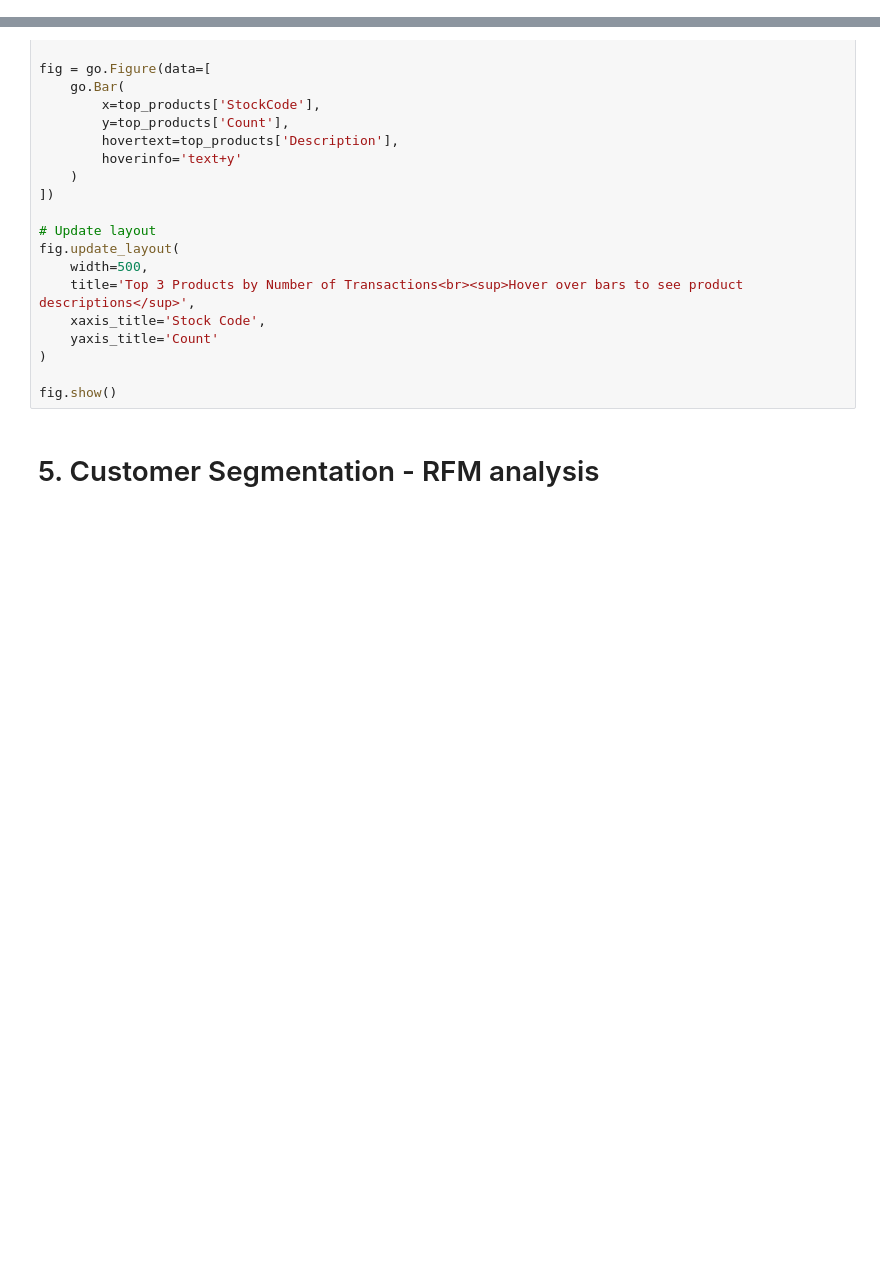
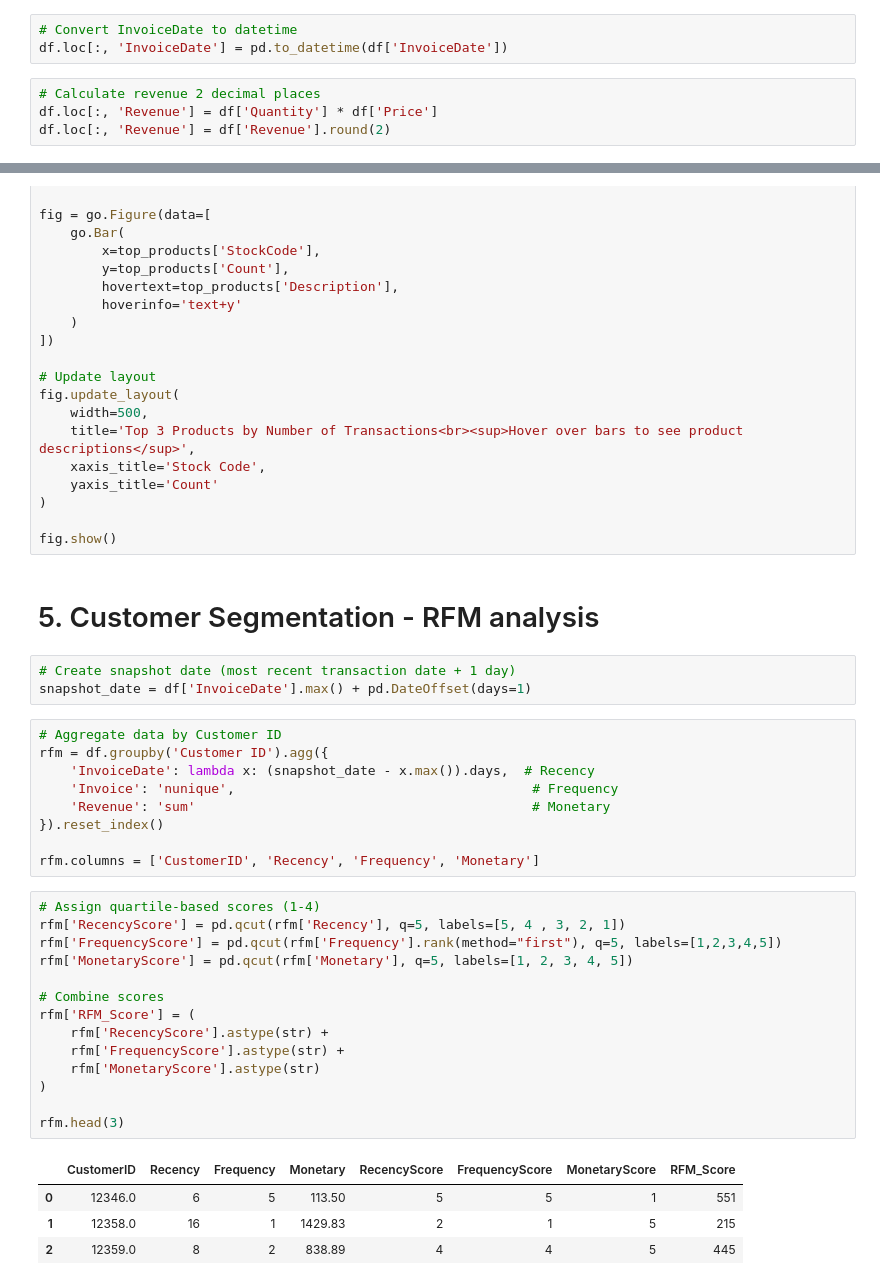
Before and after one commit to RubenJansen25/rfm-ecommerce, a Jupyter notebook: notebooks/001-RFM-Analysis.ipynb, the cells around one changed output, grey strips where cells are left out. Drawn from its saved outputs; the diff is of its cells as text; blank space fills up the shorter version.

```diff
--- a/notebooks/001-RFM-Analysis.ipynb
+++ b/notebooks/001-RFM-Analysis.ipynb
@@ -78,3 +79,10 @@ df = df[df["Price"] > 0]
 # %%
 # Change country EIRE to Ireland
 df.loc[df["Country"] == "EIRE", "Country"] = "Ireland"
+# %%
+# Convert InvoiceDate to datetime
+df.loc[:, 'InvoiceDate'] = pd.to_datetime(df['InvoiceDate'])
+# %%
+# Calculate revenue 2 decimal places
+df.loc[:, 'Revenue'] = df['Quantity'] * df['Price']
+df.loc[:, 'Revenue'] = df['Revenue'].round(2)
@@ -156,3 +166,34 @@ fig.update_layout(
 fig.show()
 # %% [markdown]
 # 5. Customer Segmentation - RFM analysis
+# %%
+# Create snapshot date (most recent transaction date + 1 day)
+snapshot_date = df['InvoiceDate'].max() + pd.DateOffset(days=1)
+# %%
+# Aggregate data by Customer ID
+rfm = df.groupby('Customer ID').agg({
+    'InvoiceDate': lambda x: (snapshot_date - x.max()).days,  # Recency
+    'Invoice': 'nunique',                                      # Frequency
+    'Revenue': 'sum'                                           # Monetary
+}).reset_index()
+
+rfm.columns = ['CustomerID', 'Recency', 'Frequency', 'Monetary']
+# %%
+# Assign quartile-based scores (1-4)
+rfm['RecencyScore'] = pd.qcut(rfm['Recency'], q=5, labels=[5, 4 , 3, 2, 1])
+rfm['FrequencyScore'] = pd.qcut(rfm['Frequency'].rank(method="first"), q=5, labels=[1,2,3,4,5])
+rfm['MonetaryScore'] = pd.qcut(rfm['Monetary'], q=5, labels=[1, 2, 3, 4, 5])
+
+# Combine scores
+rfm['RFM_Score'] = (
+    rfm['RecencyScore'].astype(str) +
+    rfm['FrequencyScore'].astype(str) +
+    rfm['MonetaryScore'].astype(str)
+)
+
+rfm.head(3)
+# %% [output]
+|  | CustomerID | Recency | Frequency | Monetary | RecencyScore | FrequencyScore | MonetaryScore | RFM_Score |
+| 0 | 12346.0 | 6 | 5 | 113.50 | 5 | 5 | 1 | 551 |
+| 1 | 12358.0 | 16 | 1 | 1429.83 | 2 | 1 | 5 | 215 |
+| 2 | 12359.0 | 8 | 2 | 838.89 | 4 | 4 | 5 | 445 |
```
Also changed, not shown: parts of 7 cells of this notebook.
